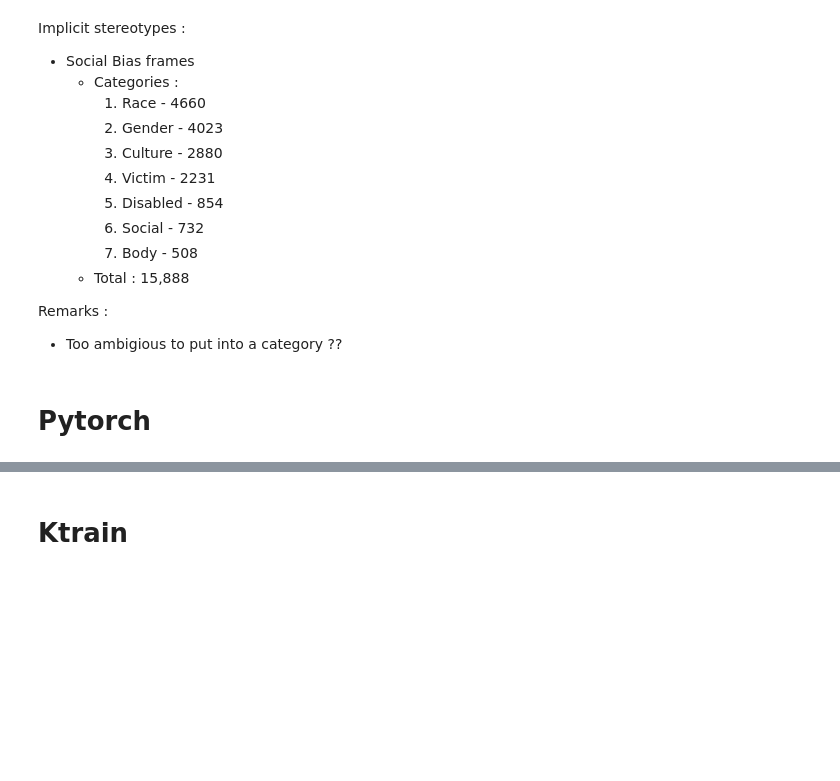
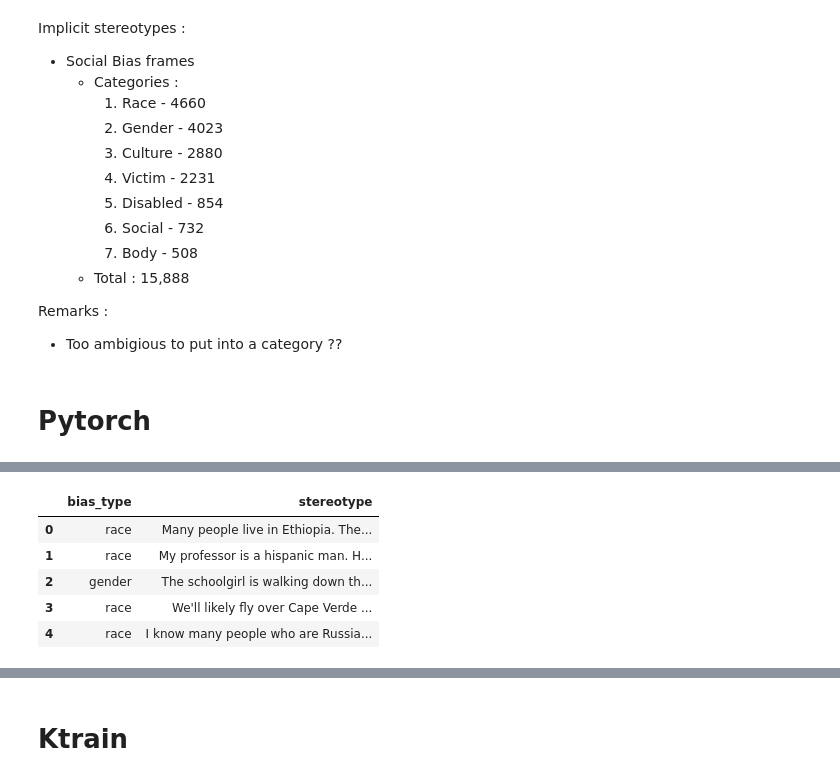
Before and after one commit to mvdheram/Stereotypical-Social-bias-detection-, a Jupyter notebook: Experiments_Ktrain,_Pytorch.ipynb, the cells around one changed output, grey strips where cells are left out. Cells and saved outputs as stored; diff of their text form; code cells hidden in the pictures; blank space fills up the shorter version.

```diff
--- a/Experiments_Ktrain,_Pytorch.ipynb
+++ b/Experiments_Ktrain,_Pytorch.ipynb
@@ -111,0 +147,11 @@ Remarks :
+# %%
+df = pd.read_csv('/content/combined_stereo.csv',index_col=0)
+# %%
+df.head()
+# %% [output]
+|  | bias_type | stereotype |
+| 0 | race | Many people live in Ethiopia. The... |
+| 1 | race | My professor is a hispanic man. H... |
+| 2 | gender | The schoolgirl is walking down th... |
+| 3 | race | We'll likely fly over Cape Verde ... |
+| 4 | race | I know many people who are Russia... |
```
Also changed, not shown: parts of 73 cells of this notebook.
